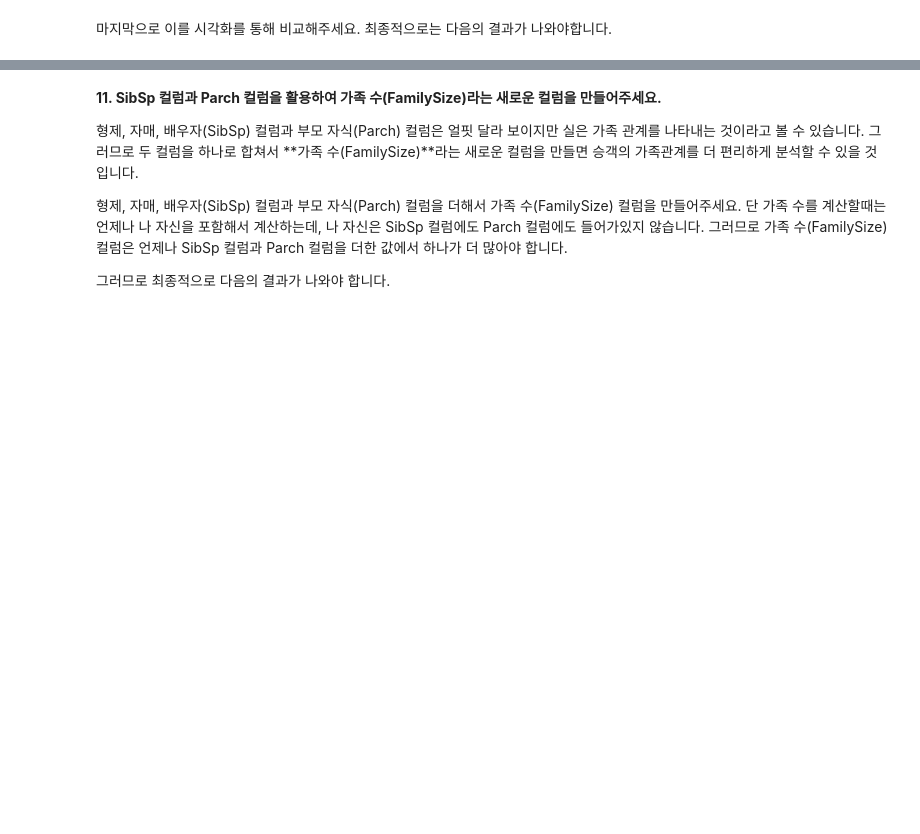
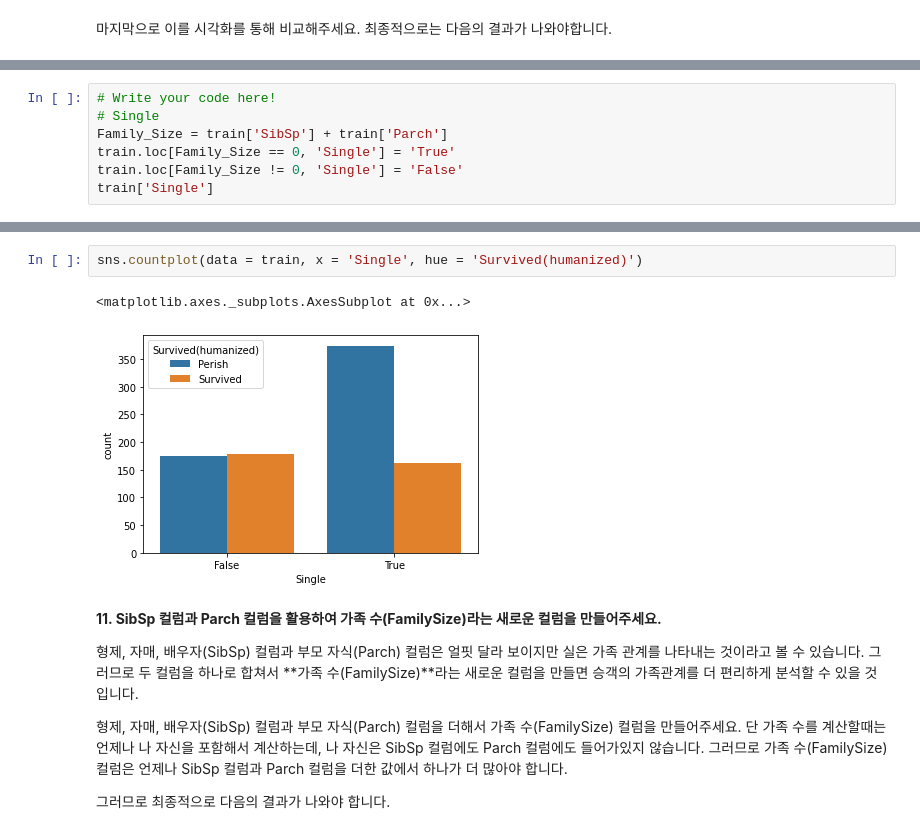
Before and after one commit to neoplane/Class101_DS_School, a Jupyter notebook: Chapter3_Assignment.ipynb, the cells around one changed output, grey strips where cells are left out. Cells and saved outputs as stored; diff of their text form; blank space fills up the shorter version.

```diff
--- a/Chapter3_Assignment.ipynb
+++ b/Chapter3_Assignment.ipynb
@@ -831,0 +831,7 @@ train[['Pclass', 'Age', 'Age(Fill)']]
+# %%
+# Write your code here!
+# Single
+Family_Size = train['SibSp'] + train['Parch']
+train.loc[Family_Size == 0, 'Single'] = 'True'
+train.loc[Family_Size != 0, 'Single'] = 'False'
+train['Single']
@@ -832,3 +852,8 @@ train[['Pclass', 'Age', 'Age(Fill)']]
+# %%
+sns.countplot(data = train, x = 'Single', hue = 'Survived(humanized)')
+# %% [output]
+<matplotlib.axes._subplots.AxesSubplot at 0x...>
+[figure, added]
 # %% [markdown]
 **11. SibSp 컬럼과  Parch 컬럼을 활용하여 가족 수(FamilySize)라는 새로운 컬럼을 만들어주세요.**
 
```
Also changed, not shown: parts of 11 cells of this notebook.
